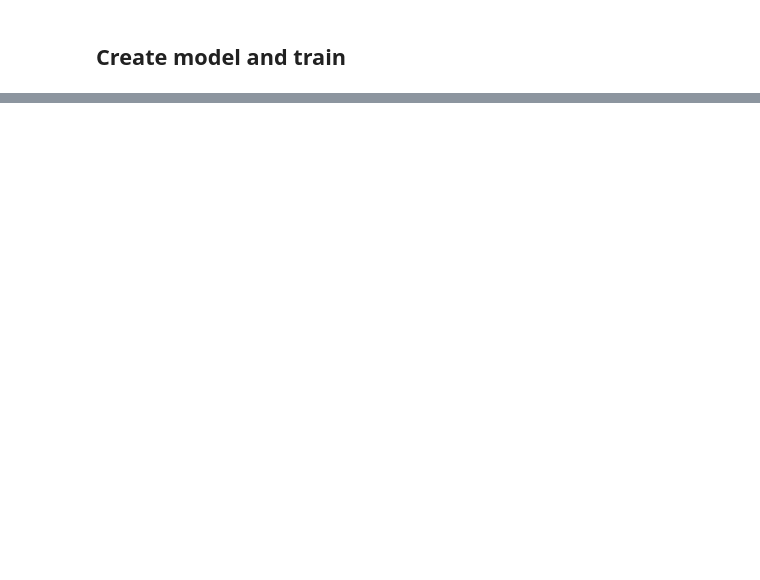
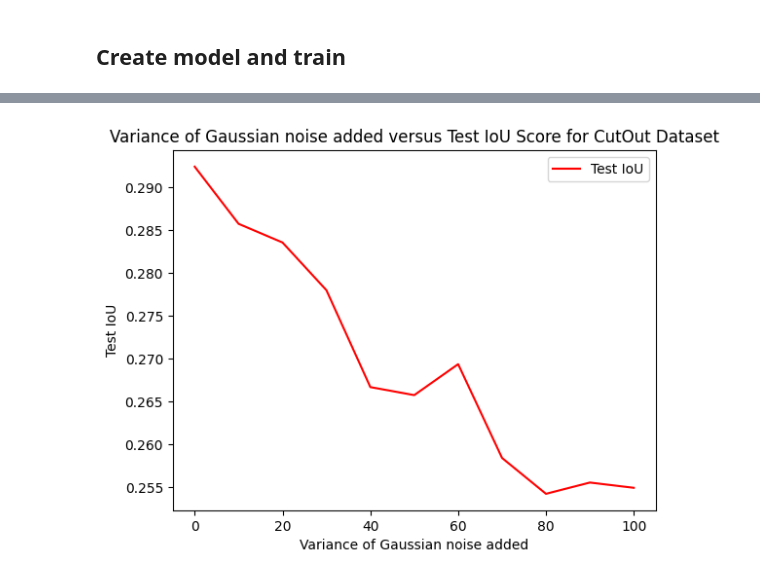
Before and after one commit to pm3512/10417-Final-Project, a Jupyter notebook: notebook.ipynb, the cells around one changed output, grey strips where cells are left out. Cells and saved outputs as stored; diff of their text form; code cells hidden in the pictures; blank space fills up the shorter version.

```diff
--- a/notebook.ipynb
+++ b/notebook.ipynb
@@ -619,4 +702,4 @@ plt.savefig('Baseline_IoU_wa.jpg')
 # %%
 # load best saved checkpoint
-best_model = torch.load('./best_model_wa.pth')
+best_model = torch.load('/content/best_model_wa (2).pth')
 # %%
@@ -667,0 +815,30 @@ for i in range(5):
+# %%
+test_epoch = ValidEpoch(
+    model=best_model,
+    loss=loss,
+    metrics=metrics,
+    verbose=True,
+)
+
+noise_added = []
+ious = []
+losses = []
+
+for i in range(0, 101, 10):
+  test_dataset = Dataset(
+    x_valid_dir,
+    y_valid_dir,
+    augmentation=get_test_augmentation(i),
+    preprocessing=get_preprocessing(preprocessing_fn),
+    classes=CLASSES,
+  )
+
+  test_dataloader = DataLoader(test_dataset, batch_size=8, shuffle=False, num_workers=12)
+  logs = test_epoch.run(test_dataloader)
+  noise_added.append(i)
+  ious.append(logs['iou_score'])
+  losses.append(logs['cross_entropy_loss'])
+
+print(noise_added)
+print(ious)
+print(losses)
@@ -667,0 +849,13 @@ for i in range(5):
+# %%
+plt.clf()
+plt.plot(noise_added, ious, label='Test IoU', color = 'r')
+
+plt.title('Variance of Gaussian noise added versus Test IoU Score for CutOut Dataset')
+plt.xlabel('Variance of Gaussian noise added')
+plt.ylabel('Test IoU')
+
+plt.legend()
+
+plt.savefig('noise_cutout.jpg')
+# %% [output]
+[figure, added]
```
Also changed, not shown: parts of 42 cells of this notebook.
